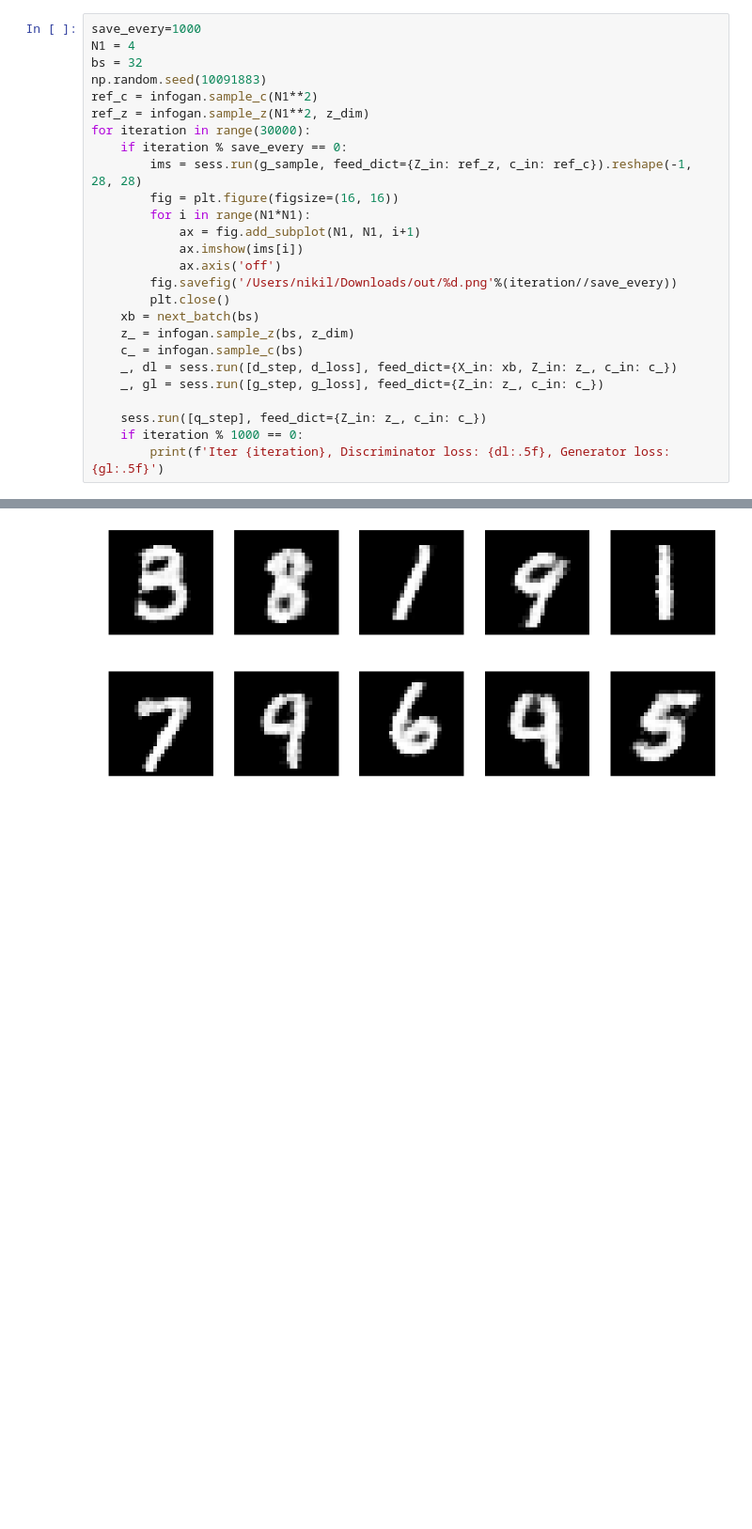
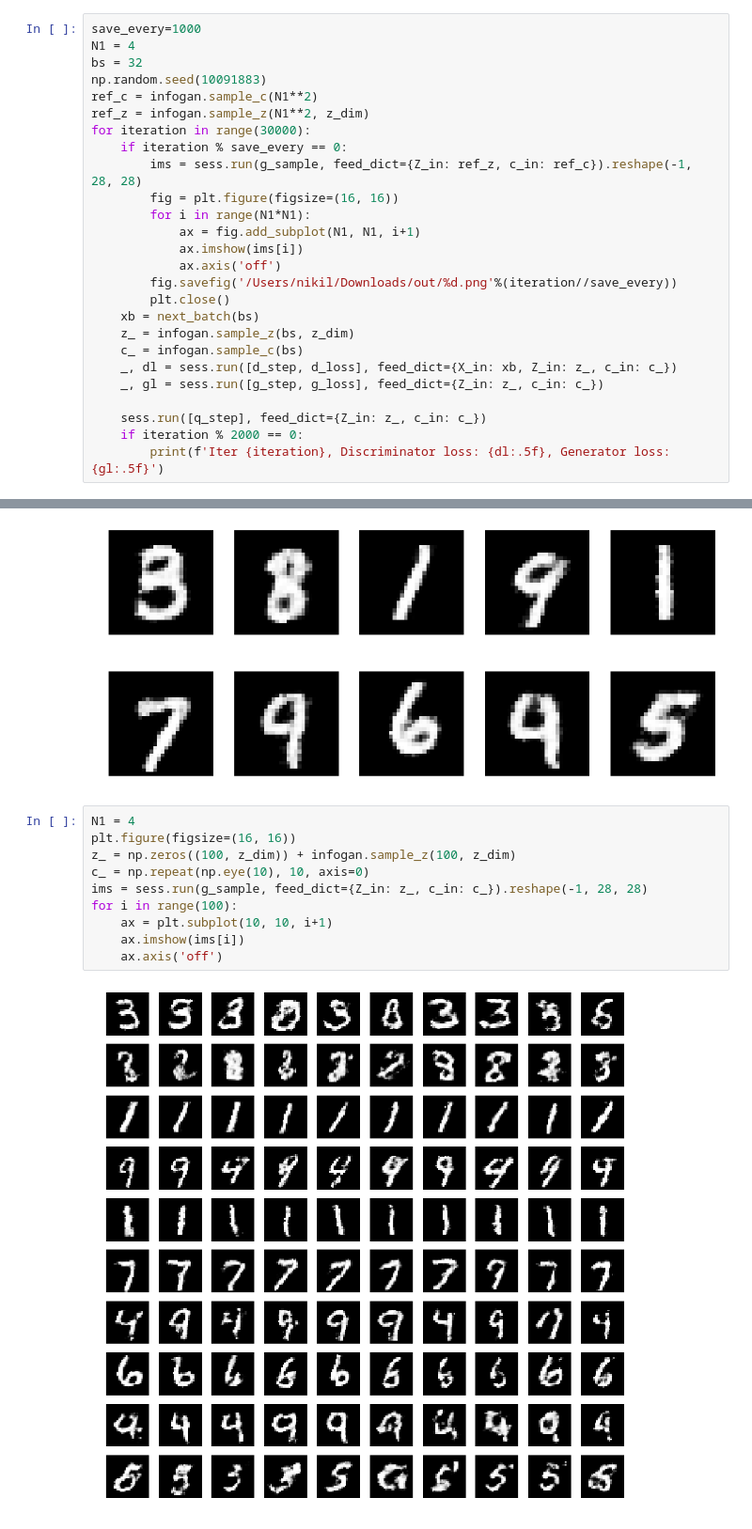
Before and after one commit to cnapun/EECS-531, a Jupyter notebook: A2/PCAMNIST.ipynb, the cells around one changed output, grey strips where cells are left out. Shown at 94% size. Saved outputs shown, nothing was run; the diff lists cells and outputs as text; blank space fills up the shorter version.

```diff
--- a/A2/PCAMNIST.ipynb
+++ b/A2/PCAMNIST.ipynb
@@ -345,7 +340,7 @@ for iteration in range(30000):
     _, gl = sess.run([g_step, g_loss], feed_dict={Z_in: z_, c_in: c_})
 
     sess.run([q_step], feed_dict={Z_in: z_, c_in: c_})
-    if iteration % 1000 == 0:
+    if iteration % 2000 == 0:
         print(f'Iter {iteration}, Discriminator loss: {dl:.5f}, Generator loss: {gl:.5f}')
 # %% [output]
 Iter 0, Discriminator loss: 1.56681, Generator loss: 1.58541
@@ -379,3 +372,15 @@ for i in range(len(z_)):
     ax.axis('off')
 # %% [output]
 [figure]
+# %%
+N1 = 4
+plt.figure(figsize=(16, 16))
+z_ = np.zeros((100, z_dim)) + infogan.sample_z(100, z_dim)
+c_ = np.repeat(np.eye(10), 10, axis=0)
+ims = sess.run(g_sample, feed_dict={Z_in: z_, c_in: c_}).reshape(-1, 28, 28)
+for i in range(100):
+    ax = plt.subplot(10, 10, i+1)
+    ax.imshow(ims[i])
+    ax.axis('off')
+# %% [output]
+[figure, added]
```
Also changed, not shown: parts of 2 cells of this notebook.
